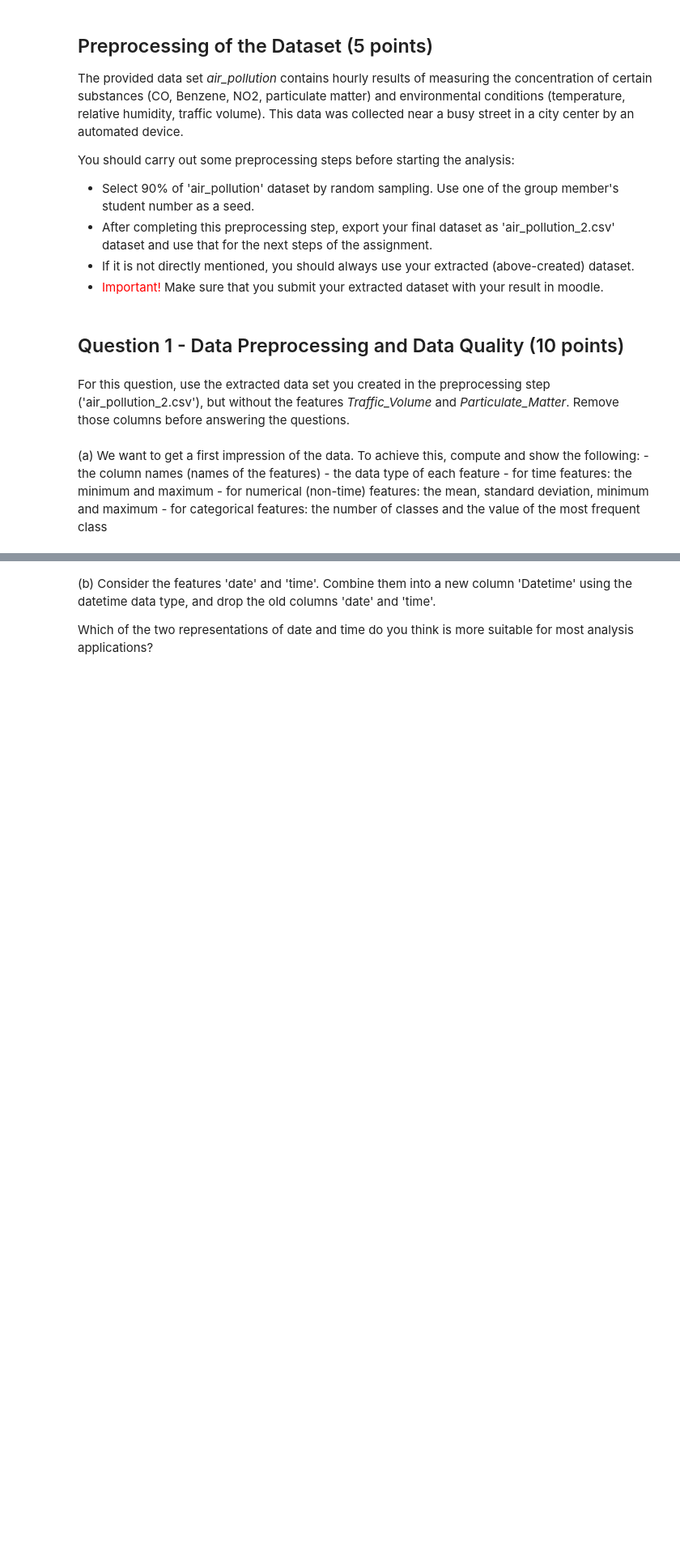
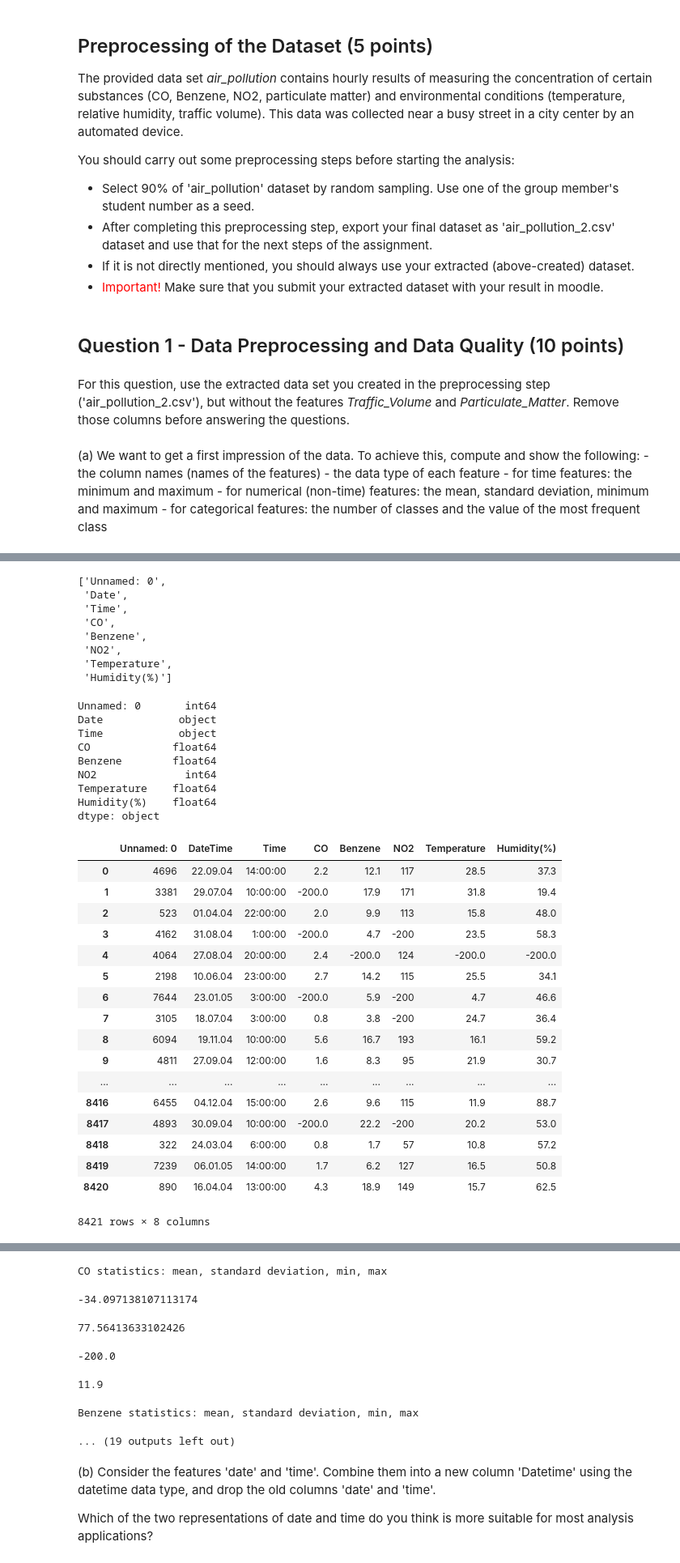
Before and after one commit to janhaa/data-science-ws1920, a Jupyter notebook: assignment2/IDSAssignmentSecondPart.ipynb, the cells around one changed output, grey strips where cells are left out. Shown: that part at 81% size. Drawn from its saved outputs; the diff is of its cells as text; code cells hidden in the pictures; blank space fills up the shorter version.

```diff
--- a/assignment2/IDSAssignmentSecondPart.ipynb
+++ b/assignment2/IDSAssignmentSecondPart.ipynb
@@ -89,0 +69,55 @@ Name: Time, Length: 8421, dtype: object>
+# %%
+#your code
+import time
+#get all the column names
+list(data_selected)
+data_selected.dtypes
+tmp = data_selected['Date'] + ' ' + data_selected['Time']
+data_selected.rename(columns={'Date': 'DateTime'})
+data_selected['DateTime'] = pd.to_datetime(tmp, dayfirst = True)
+data_selected['DateTime'].min()
+max(data_selected['DateTime'])
+
+column = ['CO', 'Benzene', 'NO2', 'Temperature', 'Humidity(%)']
+for cl in column:
+    print(cl + ' statistics: mean, standard deviation, min, max')
+    data_selected[cl].mean()
+    data_selected[cl].std()
+    min(data_selected[cl])
+    max(data_selected[cl])
+# %% [output]
+['Unnamed: 0',
+ 'Date',
+ 'Time',
+ 'CO',
+ 'Benzene',
+ 'NO2',
+ 'Temperature',
+ 'Humidity(%)']
+Unnamed: 0       int64
+Date            object
+Time            object
+CO             float64
+Benzene        float64
+NO2              int64
+Temperature    float64
+Humidity(%)    float64
+dtype: object
+|  | Unnamed: 0 | DateTime | Time | CO | Benzene | NO2 | Temperature | Humidity(%) |
+| 0 | 4696 | 22.09.04 | 14:00:00 | 2.2 | 12.1 | 117 | 28.5 | 37.3 |
+| 1 | 3381 | 29.07.04 | 10:00:00 | -200.0 | 17.9 | 171 | 31.8 | 19.4 |
+| 2 | 523 | 01.04.04 | 22:00:00 | 2.0 | 9.9 | 113 | 15.8 | 48.0 |
+| 3 | 4162 | 31.08.04 | 1:00:00 | -200.0 | 4.7 | -200 | 23.5 | 58.3 |
+| 4 | 4064 | 27.08.04 | 20:00:00 | 2.4 | -200.0 | 124 | -200.0 | -200.0 |
+| 5 | 2198 | 10.06.04 | 23:00:00 | 2.7 | 14.2 | 115 | 25.5 | 34.1 |
+| 6 | 7644 | 23.01.05 | 3:00:00 | -200.0 | 5.9 | -200 | 4.7 | 46.6 |
+| 7 | 3105 | 18.07.04 | 3:00:00 | 0.8 | 3.8 | -200 | 24.7 | 36.4 |
+| 8 | 6094 | 19.11.04 | 10:00:00 | 5.6 | 16.7 | 193 | 16.1 | 59.2 |
+| 9 | 4811 | 27.09.04 | 12:00:00 | 1.6 | 8.3 | 95 | 21.9 | 30.7 |
+| ... | ... | ... | ... | ... | ... | ... | ... | ... |
+| 8416 | 6455 | 04.12.04 | 15:00:00 | 2.6 | 9.6 | 115 | 11.9 | 88.7 |
+| 8417 | 4893 | 30.09.04 | 10:00:00 | -200.0 | 22.2 | -200 | 20.2 | 53.0 |
+| 8418 | 322 | 24.03.04 | 6:00:00 | 0.8 | 1.7 | 57 | 10.8 | 57.2 |
+| 8419 | 7239 | 06.01.05 | 14:00:00 | 1.7 | 6.2 | 127 | 16.5 | 50.8 |
+| 8420 | 890 | 16.04.04 | 13:00:00 | 4.3 | 18.9 | 149 | 15.7 | 62.5 |
+8421 rows × 8 columns
@@ -90,3 +126,10 @@ Name: Time, Length: 8421, dtype: object>
+CO statistics: mean, standard deviation, min, max
+-34.097138107113174
+77.56413633102426
+-200.0
+11.9
+Benzene statistics: mean, standard deviation, min, max
+... (19 outputs left out)
 # %% [markdown]
 (b) Consider the features 'date' and 'time'. Combine them into a new column 'Datetime' using the datetime data type, and drop the old columns 'date' and 'time'.
 
```
Also changed, not shown: parts of 10 cells of this notebook, 1 other file.
